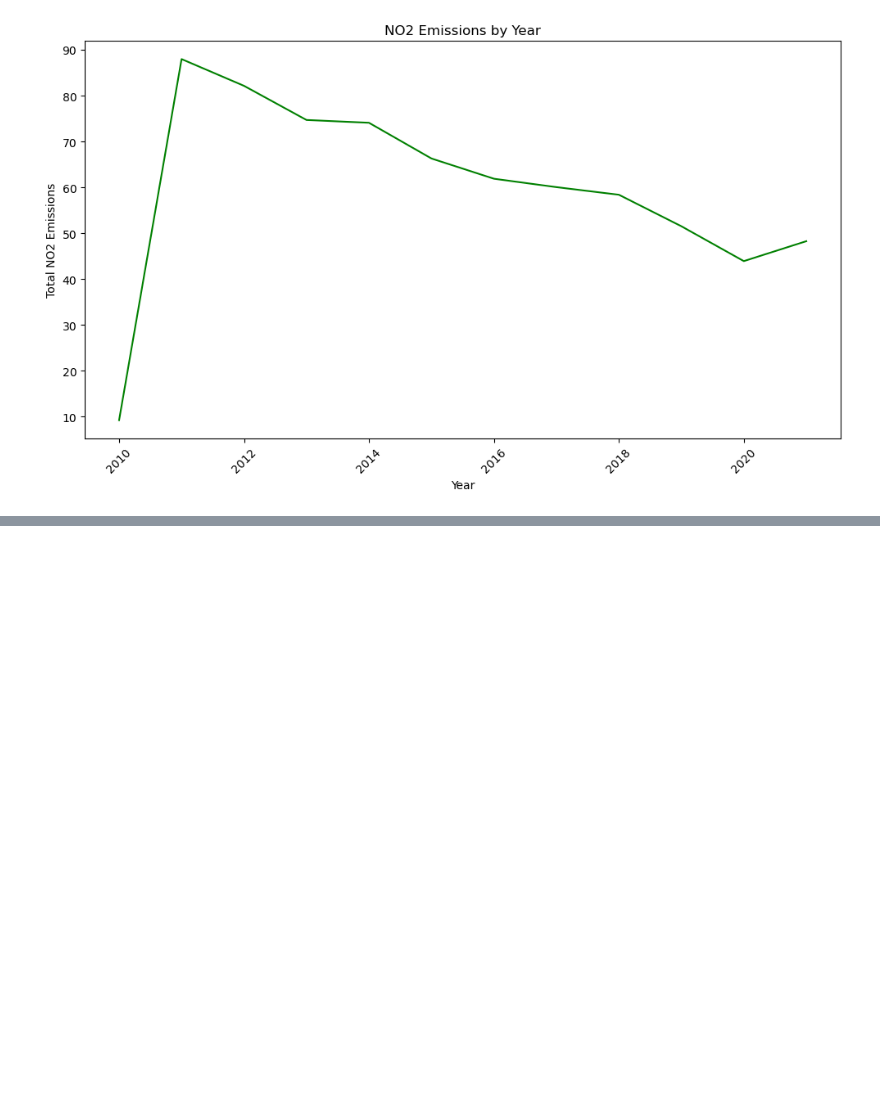
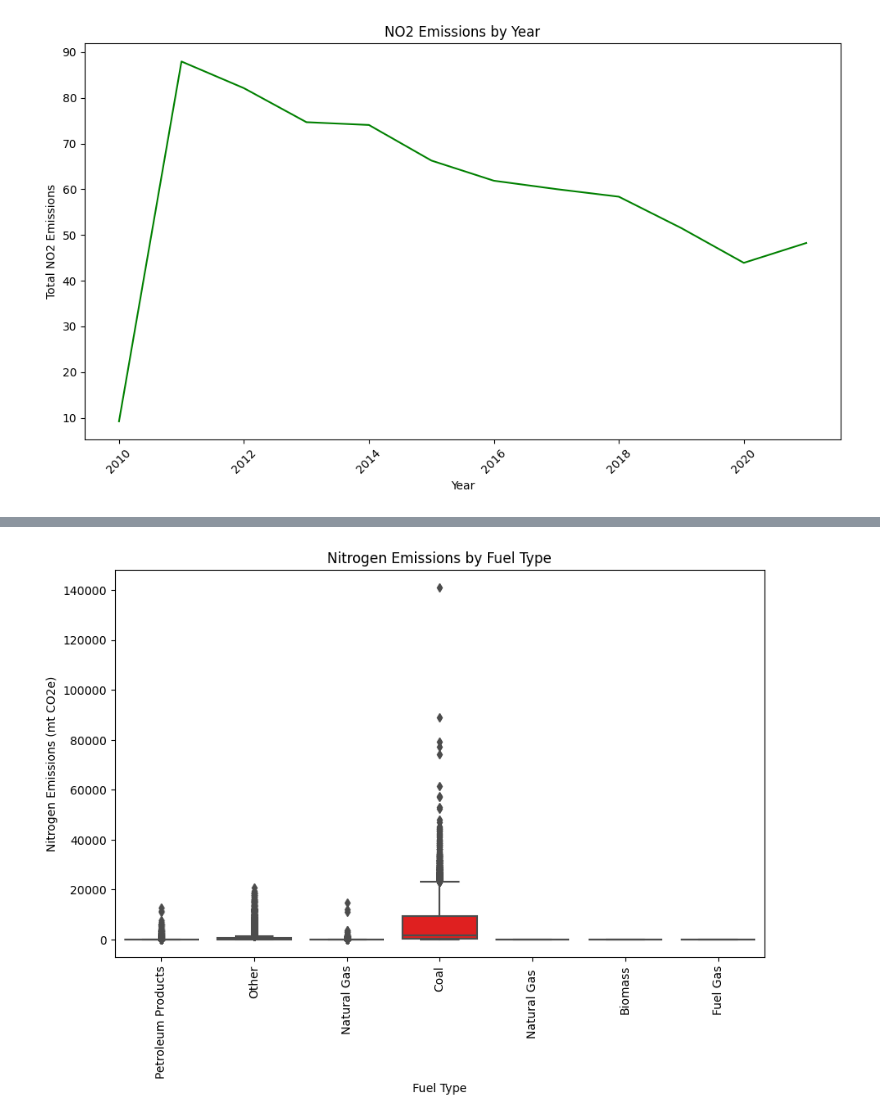
Before and after one commit to bhansea/SustainabilityMQP, a Jupyter notebook: FuelEmissionsSP.ipynb, the cells around one changed output, grey strips where cells are left out. Drawn from its saved outputs; the diff is of its cells as text; code cells hidden in the pictures; blank space fills up the shorter version.

```diff
--- a/FuelEmissionsSP.ipynb
+++ b/FuelEmissionsSP.ipynb
@@ -382,0 +413,10 @@ plt.show()
+# %%
+plt.figure(figsize=(10, 6))
+sns.boxplot(x='General Fuel Type', y='Fuel Nitrous Oxide (N2O) emissions (mt CO2e)', data=data, color='red')
+plt.title('Nitrogen Emissions by Fuel Type')
+plt.xlabel('Fuel Type')
+plt.ylabel('Nitrogen Emissions (mt CO2e)')
+plt.xticks(rotation=90)
+plt.show()
+# %% [output]
+[figure, added]
```
Also changed, not shown: parts of 5 cells of this notebook.
